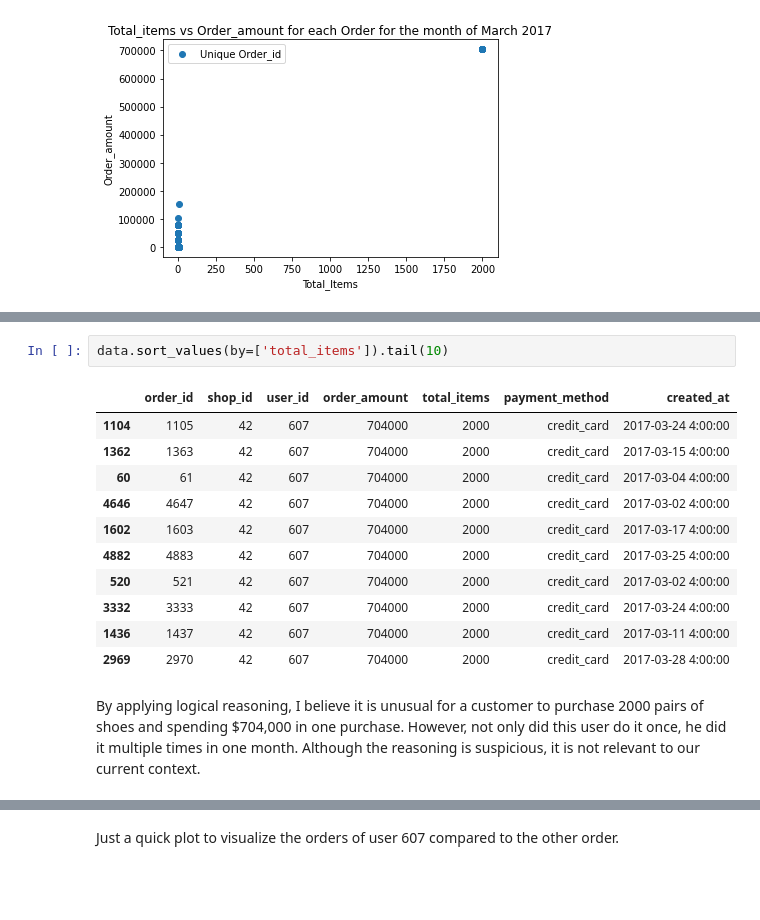
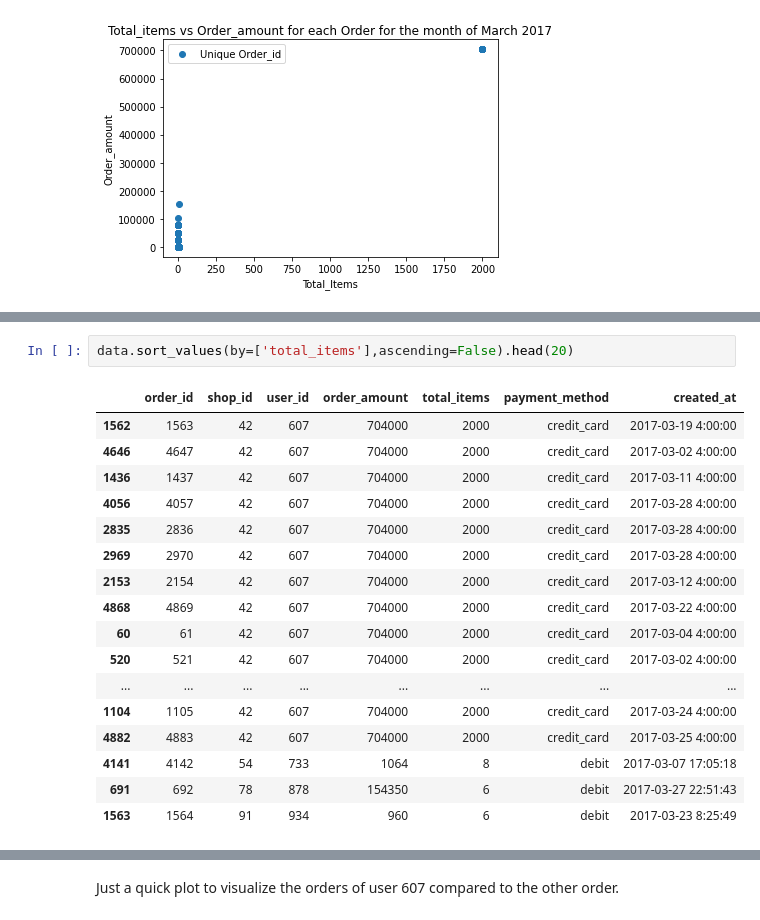
Before and after one commit to oFwano/Shopify-Technical-Challenge-Data-Science-Intern-Winter-2022, a Jupyter notebook: Question-1/Question1.ipynb, the cells around one changed output, grey strips where cells are left out. Drawn from its saved outputs; the diff is of its cells as text; blank space fills up the shorter version.

```diff
--- a/Question-1/Question1.ipynb
+++ b/Question-1/Question1.ipynb
@@ -65,16 +73,20 @@ data.sort_values(by=['order_amount']).tail(10)
 # %%
-data.sort_values(by=['total_items']).tail(10)
+data.sort_values(by=['total_items'],ascending=False).head(20)
 # %% [output]
 |  | order_id | shop_id | user_id | order_amount | total_items | payment_method | created_at |
+| 1562 | 1563 | 42 | 607 | 704000 | 2000 | credit_card | 2017-03-19 4:00:00 |
+| 4646 | 4647 | 42 | 607 | 704000 | 2000 | credit_card | 2017-03-02 4:00:00 |
+| 1436 | 1437 | 42 | 607 | 704000 | 2000 | credit_card | 2017-03-11 4:00:00 |
+| 4056 | 4057 | 42 | 607 | 704000 | 2000 | credit_card | 2017-03-28 4:00:00 |
+| 2835 | 2836 | 42 | 607 | 704000 | 2000 | credit_card | 2017-03-28 4:00:00 |
+| 2969 | 2970 | 42 | 607 | 704000 | 2000 | credit_card | 2017-03-28 4:00:00 |
+| 2153 | 2154 | 42 | 607 | 704000 | 2000 | credit_card | 2017-03-12 4:00:00 |
+| 4868 | 4869 | 42 | 607 | 704000 | 2000 | credit_card | 2017-03-22 4:00:00 |
+| 60 | 61 | 42 | 607 | 704000 | 2000 | credit_card | 2017-03-04 4:00:00 |
+| 520 | 521 | 42 | 607 | 704000 | 2000 | credit_card | 2017-03-02 4:00:00 |
+| ... | ... | ... | ... | ... | ... | ... | ... |
 | 1104 | 1105 | 42 | 607 | 704000 | 2000 | credit_card | 2017-03-24 4:00:00 |
-| 1362 | 1363 | 42 | 607 | 704000 | 2000 | credit_card | 2017-03-15 4:00:00 |
-| 60 | 61 | 42 | 607 | 704000 | 2000 | credit_card | 2017-03-04 4:00:00 |
-| 4646 | 4647 | 42 | 607 | 704000 | 2000 | credit_card | 2017-03-02 4:00:00 |
-| 1602 | 1603 | 42 | 607 | 704000 | 2000 | credit_card | 2017-03-17 4:00:00 |
 | 4882 | 4883 | 42 | 607 | 704000 | 2000 | credit_card | 2017-03-25 4:00:00 |
-| 520 | 521 | 42 | 607 | 704000 | 2000 | credit_card | 2017-03-02 4:00:00 |
-| 3332 | 3333 | 42 | 607 | 704000 | 2000 | credit_card | 2017-03-24 4:00:00 |
-| 1436 | 1437 | 42 | 607 | 704000 | 2000 | credit_card | 2017-03-11 4:00:00 |
-| 2969 | 2970 | 42 | 607 | 704000 | 2000 | credit_card | 2017-03-28 4:00:00 |
+| 4141 | 4142 | 54 | 733 | 1064 | 8 | debit | 2017-03-07 17:05:18 |
+| 691 | 692 | 78 | 878 | 154350 | 6 | debit | 2017-03-27 22:51:43 |
+| 1563 | 1564 | 91 | 934 | 960 | 6 | debit | 2017-03-23 8:25:49 |
-# %% [markdown]
-By applying logical reasoning, I believe it is unusual for a customer to purchase 2000 pairs of shoes and spending $704,000 in one purchase. However, not only did this user do it once, he did it multiple times in one month. Although the reasoning is suspicious, it is not relevant to our current context.
```
Also changed, not shown: parts of 12 cells of this notebook.
